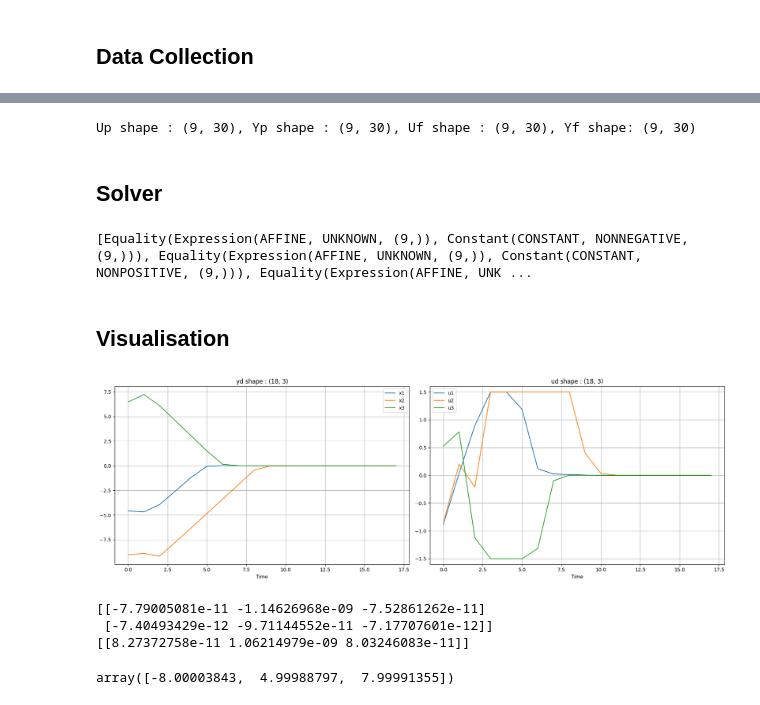
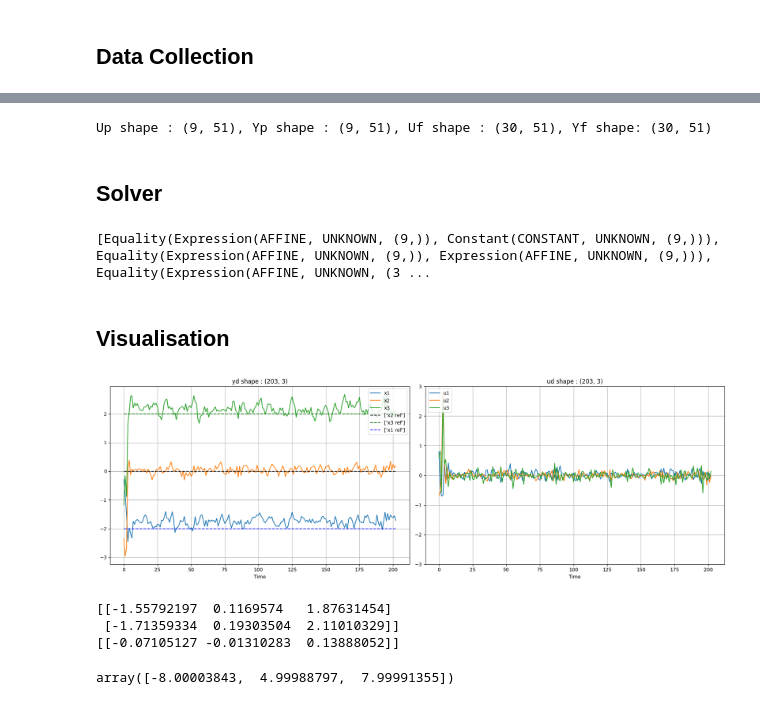
Before and after one commit to michael-cummins/DeePC-HUNT, a Jupyter notebook: notebooks/linear_deepc.ipynb, the cells around one changed output, grey strips where cells are left out. Cells and saved outputs as stored; diff of their text form; code cells hidden in the pictures.

```diff
--- a/notebooks/linear_deepc.ipynb
+++ b/notebooks/linear_deepc.ipynb
@@ -29,18 +29,19 @@ p = C.shape[0] # p = number of output
 q = m+p # q = number of i/o variables
 
 Tini = 3                                   # Past time horizon
-Tf = 3                                     # Future time horizon
+Tf = 10                                     # Future time horizon
 T = (m+1)*(Tini + Tf + n) - 1
 # %% [markdown]
 ## Data Collection
 # %%
 ud = []
 yd = []
-x = np.random.uniform(low=-10, high=10, size=(m,))
+x = np.random.uniform(low=-3, high=3, size=(m,))
 for i in range(T):
-   u = np.random.uniform(low=-1.5, high=1.5, size=(m,)) # Random input
+   u = np.random.uniform(low=-1, high=1, size=(m,)) # Random input
    x = A@x + B@u
    y = C@x + D@u
+   y = y + np.random.randn(p,)*0.1
    ud.append(u)
    yd.append(y)
 ud = np.array(ud)
@@ -49,7 +50,7 @@ yd = np.array(yd)
 # print(f'ud shape : {ud.shape}, yd shape : {yd.shape}')
 plt.rcParams["figure.figsize"] = (18,6)
 plt.subplot(1,2,1)
-plt.plot(range(0,35), yd, label=['x1', 'x2', 'x3'])
+plt.plot(range(0,T), yd, label=['x1', 'x2', 'x3'])
 plt.legend(loc="upper right")
 plt.xlabel('Time')
 plt.title(f"yd shape : {yd.shape}")
@@ -57,7 +58,7 @@ plt.grid('on')
 plt.tight_layout()
 
 plt.subplot(1,2,2)
-plt.plot(range(0,35), ud, label=['u1', 'u2', 'u3'])
+plt.plot(range(0,T), ud, label=['u1', 'u2', 'u3'])
 plt.legend(loc="upper left")
 plt.xlabel('Time')
 plt.title(f"ud shape : {ud.shape}")
@@ -70,6 +71,6 @@ plt.show()
 # %%
 L = Tini + Tf + n
-u_row, u_col = ud.shape
+(u_row, u_col) = ud.shape
 H_u = np.zeros((m*L, T-L+1))
 ud = ud.reshape((u_row*u_col,))
 for i in range(0,T-L+1):
@@ -105,81 +100,87 @@ Uf = U[Tini*m:,:]
 Yf = Y[Tini*p:,:]
 print(f'Up shape : {Up.shape}, Yp shape : {Yp.shape}, Uf shape : {Uf.shape}, Yf shape: {Yf.shape}')
 # %% [output]
-Up shape : (9, 30), Yp shape : (9, 30), Uf shape : (9, 30), Yf shape: (9, 30)
+Up shape : (9, 51), Yp shape : (9, 51), Uf shape : (30, 51), Yf shape: (30, 51)
 # %% [markdown]
 ## Solver
 # %%
 u = cp.Variable(Tf*m)
 g = cp.Variable(T-Tini-Tf+1)
 y = cp.Variable(Tf*p)
+sig_y = cp.Variable(Tini*p)
 
 Q = np.eye(Tf*p)*10
-r = np.kron(np.ones(Tf), np.array([-8,4,8]))
-R = np.eye(Tf*m)*1
+r = np.kron(np.ones(Tf), np.array([-2,0,2]))
+R = np.eye(Tf*m)*0.1
 
 uT = [*u_ini]
 yT = [*y_ini]
+y_constraints = np.kron(np.ones(Tf), np.array([6,6,6]))
 
-cost = cp.quad_form(y,Q) + cp.quad_form(u,R)
+cost = cp.quad_form(y-r,Q) + cp.quad_form(u,R) + cp.norm1(sig_y)*100000
 
-T = 15
+T = 200
 for i in range(0,T):
     constraints = [
         Up@g == u_ini,
-        Yp@g == y_ini,
+        Yp@g == y_ini + sig_y,
         Uf@g == u,
         Yf@g == y,
-        cp.abs(u) <= 1.5
+        cp.abs(u) <= 5,
+        cp.abs(y) <= y_constraints
     ]
 
     prob = cp.Problem(cp.Minimize(cost), constraints)
     prob.solve(solver=cp.OSQP, verbose=False)
 
     action = prob.variables()[1].value[:m]
-    obs = A@y_ini[-p:] + action
+    obs = A@(y_ini[-p:] + np.random.randn(p,)*0.1) + action
     yT = np.append(yT, obs)
     uT = np.append(uT, action)
     u_ini = uT[-m*Tini:]
     y_ini = yT[-p*Tini:]
 print(prob.constraints)
 # %% [output]
-[Equality(Expression(AFFINE, UNKNOWN, (9,)), Constant(CONSTANT, NONNEGATIVE, (9,))), Equality(Expression(AFFINE, UNKNOWN, (9,)), Constant(CONSTANT, NONPOSITIVE, (9,))), Equality(Expression(AFFINE, UNK ...
+[Equality(Expression(AFFINE, UNKNOWN, (9,)), Constant(CONSTANT, UNKNOWN, (9,))), Equality(Expression(AFFINE, UNKNOWN, (9,)), Expression(AFFINE, UNKNOWN, (9,))), Equality(Expression(AFFINE, UNKNOWN, (3 ...
 # %% [markdown]
 ## Visualisation
 # %%
 plt.rcParams["figure.figsize"] = (18,6)
 yT, uT = np.array(yT), np.array(uT)
 
 yT = yT.reshape((T+Tini,3))
 uT = uT.reshape((T+Tini,3))
 plt.subplot(1,2,1)
 plt.plot(range(0,T+Tini), yT, label=['x1', 'x2', 'x3'])
+plt.plot(range(0,T+Tini), np.zeros(T+Tini), 'k--', label=['x2 ref'])
+plt.plot(range(0,T+Tini), 2*np.ones(T+Tini), 'g--', label=['x3 ref'])
+plt.plot(range(0,T+Tini), -2*np.ones(T+Tini), 'b--',label=['x1 ref'])
 # plt.plot(range(0,3), )
 plt.legend(loc="upper right")
 plt.xlabel('Time')
 plt.title(f"yd shape : {yT.shape}")
 plt.grid('on')
 # plt.ylim(-10.5,10.5)
 plt.tight_layout()
 
 plt.subplot(1,2,2)
 plt.plot(range(0,T+Tini), uT, label=['u1', 'u2', 'u3'])
 plt.legend(loc="upper left")
 plt.xlabel('Time')
 plt.title(f"ud shape : {uT.shape}")
 plt.grid('on')
-plt.ylim(-1.6,1.6)
+plt.ylim(-3,3)
 plt.tight_layout()
 
 plt.show()
 
 print(yT[-2:,:])
 print(uT[-1:,:])
 # %% [output]
-[figure, old version]
+[figure, new version]
-[[-7.79005081e-11 -1.14626968e-09 -7.52861262e-11]
- [-7.40493429e-12 -9.71144552e-11 -7.17707601e-12]]
-[[8.27372758e-11 1.06214979e-09 8.03246083e-11]]
+[[-1.55792197  0.1169574   1.87631454]
+ [-1.71359334  0.19303504  2.11010329]]
+[[-0.07105127 -0.01310283  0.13888052]]
 # %%
 x = np.array([-8.00001544,  4.99988822,  7.99990385])
 u = np.array([0.02997828, -0.04999802, -0.12998822])
```
Also changed, not shown: parts of 4 cells of this notebook, 1 other file.
